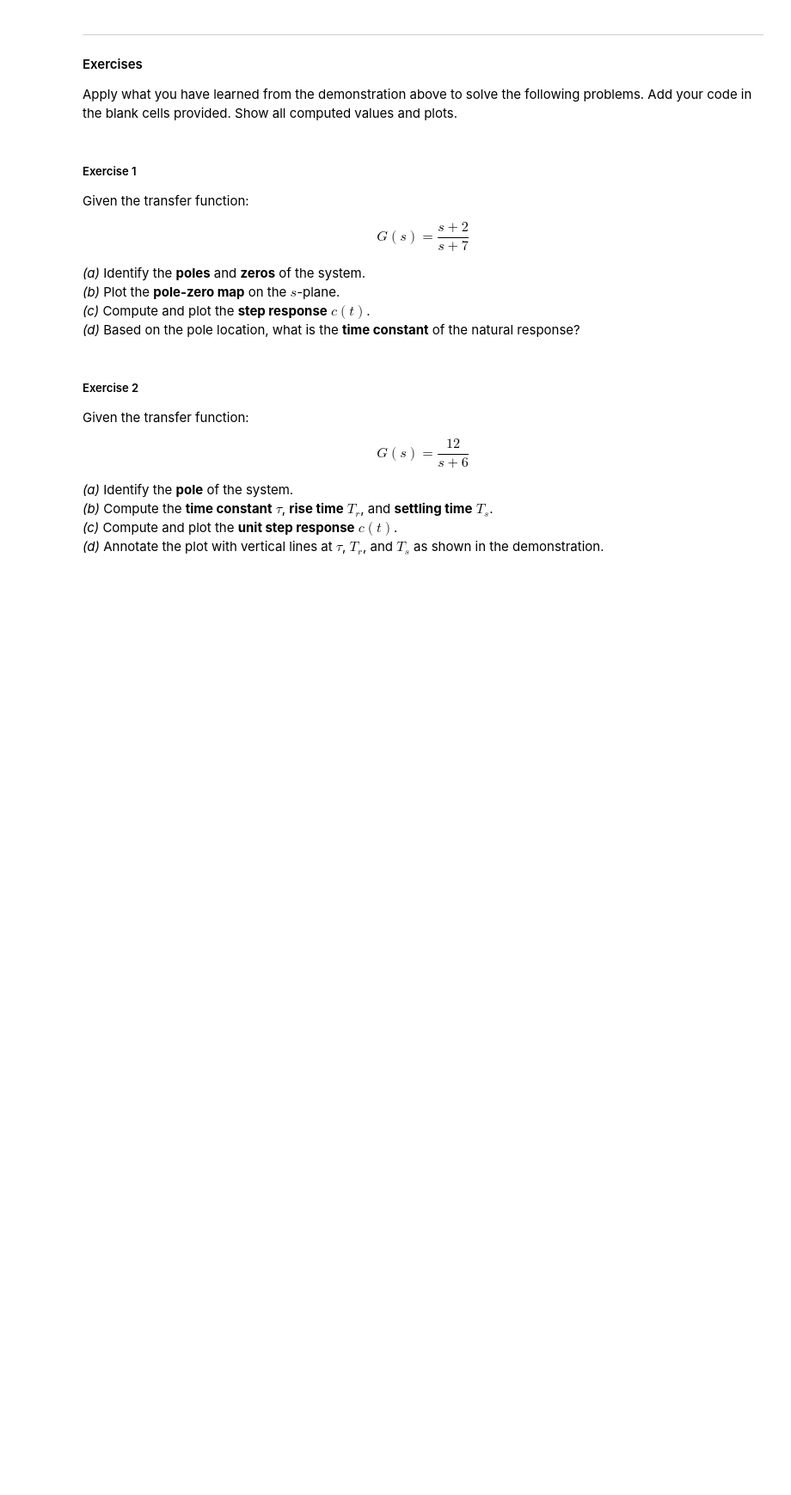
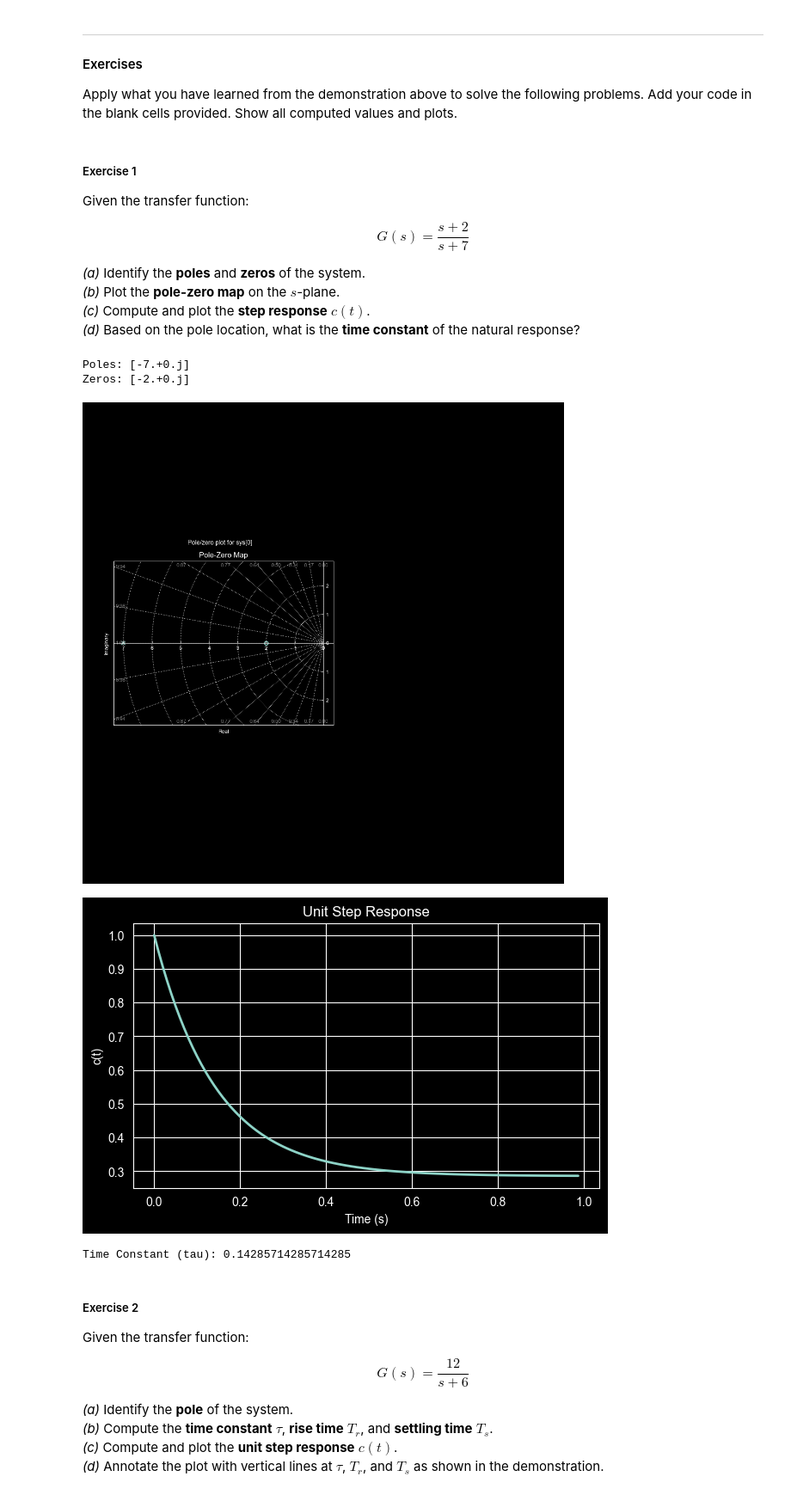
Before and after one commit to Gardner-College/control-system-cpe2a, a Jupyter notebook: 1st-order-system/gelo267/005_Time_Response_First_Order.ipynb, the cells around one changed output. Shown at 86% size. Saved outputs shown, nothing was run; the diff lists cells and outputs as text; code cells hidden in the pictures; blank space fills up the shorter version.

```diff
--- a/1st-order-system/gelo267/005_Time_Response_First_Order.ipynb
+++ b/1st-order-system/gelo267/005_Time_Response_First_Order.ipynb
@@ -356,6 +356,43 @@ $$G(s) = \frac{s + 2}{s + 7}$$
 *(d)* Based on the pole location, what is the **time constant** of the natural response?
 # %%
 # Exercise 1 — your code here
+# %%
+import control as ctrl
+import matplotlib.pyplot as plt
+
+# Transfer Function
+G = ctrl.TransferFunction([1, 2], [1, 7])
+
+# (a) Poles and Zeros
+print("Poles:", ctrl.poles(G))
+print("Zeros:", ctrl.zeros(G))
+
+# (b) Pole-Zero Map
+ctrl.pzmap(G, grid=True)
+plt.title("Pole-Zero Map")
+plt.show()
+
+# (c) Step Response
+t, y = ctrl.step_response(G)
+
+plt.figure(figsize=(7,4))
+plt.plot(t, y, linewidth=2)
+plt.title("Unit Step Response")
+plt.xlabel("Time (s)")
+plt.ylabel("c(t)")
+plt.grid(True)
+plt.show()
+
+# (d) Time Constant
+pole = ctrl.poles(G)[0]
+tau = -1 / pole.real
+print("Time Constant (tau):", tau)
+# %% [output]
+Poles: [-7.+0.j]
+Zeros: [-2.+0.j]
+[figure, added]
+[figure, added]
+Time Constant (tau): 0.14285714285714285
 # %% [markdown]
 ##### Exercise 2
 
```
Also changed, not shown: parts of 3 cells of this notebook, 1 other file.
